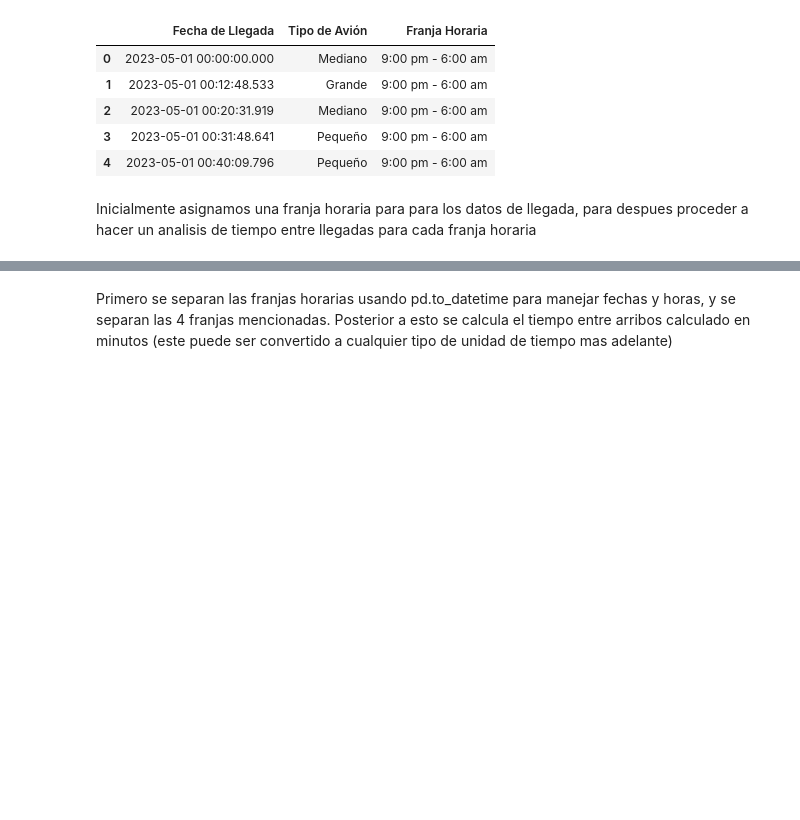
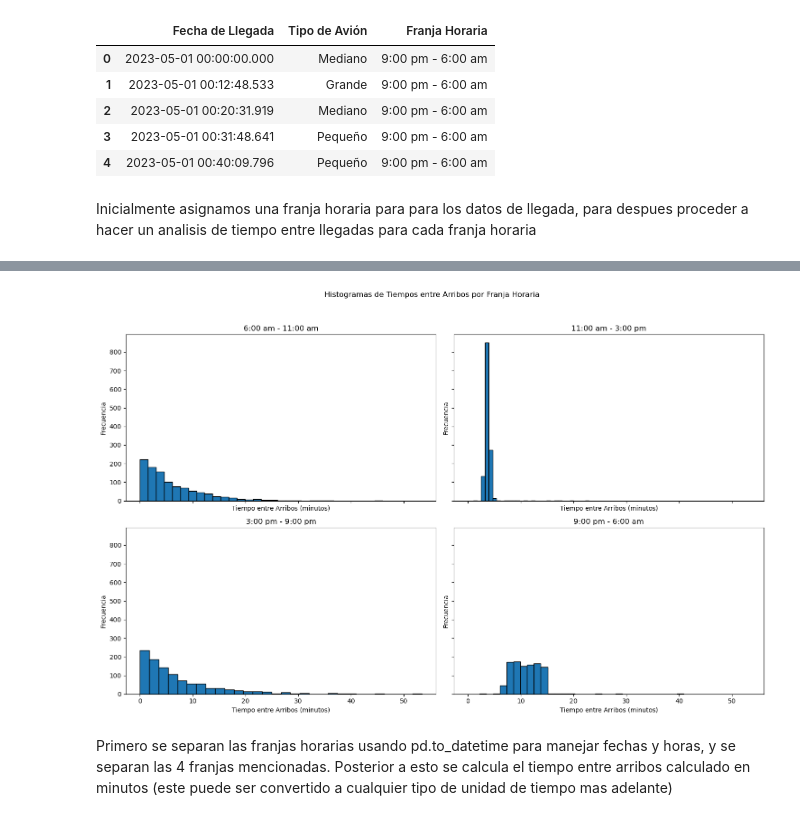
Before and after one commit to juankquintana/Simulacion-Python, a Jupyter notebook: Semana 3/Caso/Caso 3 Informe.ipynb, the cells around one changed output, grey strips where cells are left out. Drawn from its saved outputs; the diff is of its cells as text; code cells hidden in the pictures; blank space fills up the shorter version.

```diff
--- a/Semana 3/Caso/Caso 3 Informe.ipynb
+++ b/Semana 3/Caso/Caso 3 Informe.ipynb
@@ -108,3 +131,22 @@ Name: count, dtype: int64
+# %%
+fig, axs = plt.subplots(nrows=2, ncols=2, figsize=(15, 10), sharex=True, sharey=True)
+fig.suptitle('Histogramas de Tiempos entre Arribos por Franja Horaria')
+
+# Crear histogramas para cada franja horaria
+for ax, franja in zip(axs.flatten(), franjas):
+    datos_franja = datos_llegada_aviones[datos_llegada_aviones['Franja Horaria'] == franja]['Tiempo entre Arribos (minutos)'].dropna()
+    ax.hist(datos_franja, bins=30, edgecolor='black')
+    ax.set_title(franja)
+    ax.set_xlabel('Tiempo entre Arribos (minutos)')
+    ax.set_ylabel('Frecuencia')
+
+# Ajustar el layout
+plt.tight_layout(rect=[0, 0.03, 1, 0.95])
+
+# Mostrar los histogramas
+plt.show()
+# %% [output]
+[figure, added]
 # %% [markdown]
 Primero se separan las franjas horarias usando pd.to_datetime para manejar fechas y horas, y se separan las 4 franjas mencionadas. Posterior a esto se calcula el tiempo entre arribos calculado en minutos (este puede ser convertido a cualquier tipo de unidad de tiempo mas adelante)
 # %%
```
Also changed, not shown: parts of 13 cells of this notebook.
